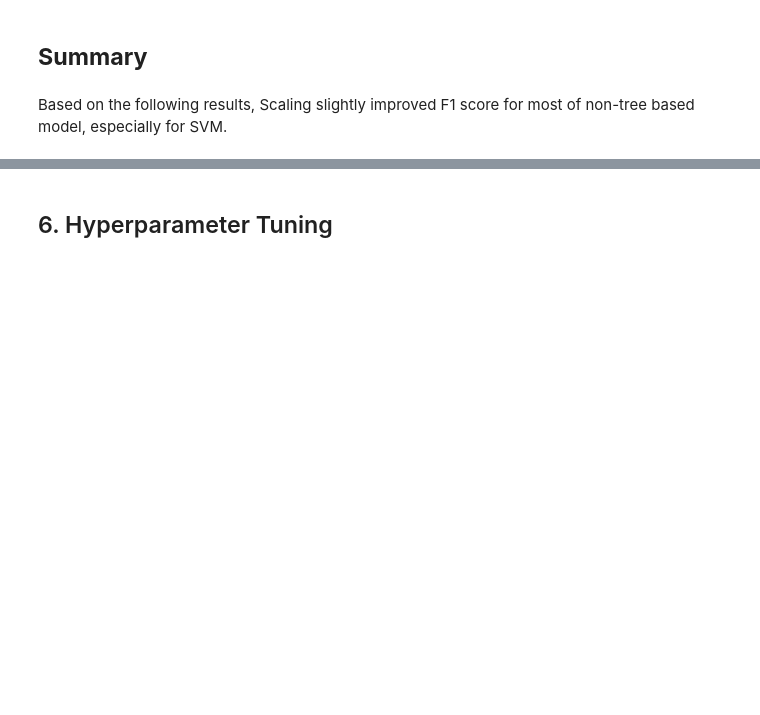
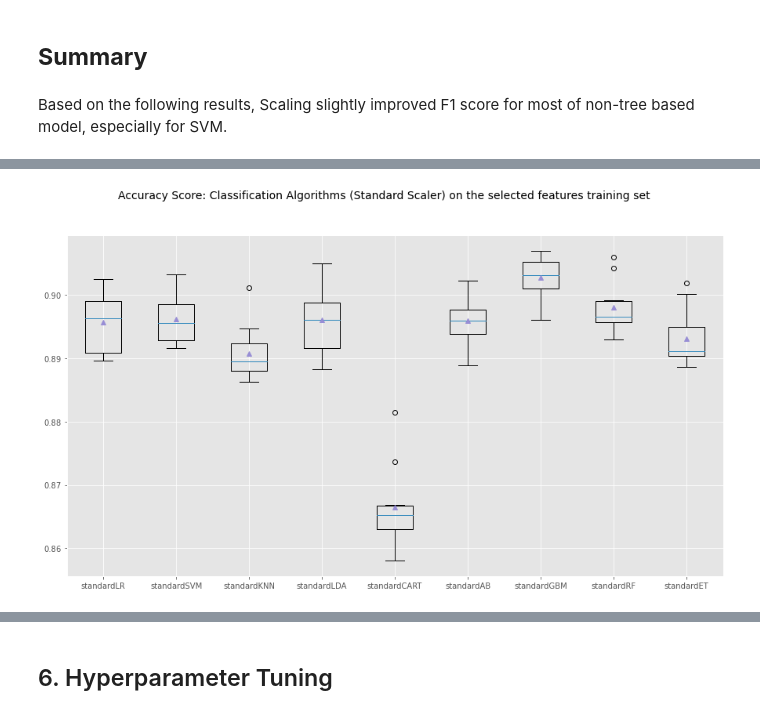
Before and after one commit to lmw0612/bank_telemarketing, a Jupyter notebook: bank_telemarketing.ipynb, the cells around one changed output, grey strips where cells are left out. Cells and saved outputs as stored; diff of their text form; code cells hidden in the pictures; blank space fills up the shorter version.

```diff
--- a/bank_telemarketing.ipynb
+++ b/bank_telemarketing.ipynb
@@ -900,0 +922,4 @@ Based on the following results, Scaling slightly improved F1 score for most of n
+# %%
+df_feature_imp = X_train[['duration', 'age', 'month', 'campaign', 'day_of_week', 'previous']]
+df_feature_imp = pd.concat([df_feature_imp, y_train], axis=1)
+df_feature_imp
@@ -900,0 +940,13 @@ Based on the following results, Scaling slightly improved F1 score for most of n
+# %%
+X = df_feature_imp.drop(['response'], axis=1)
+y = df_feature_imp.response
+# %%
+X_train_imp, X_test_imp, y_train_imp, y_test_imp = train_test_split(X, y, test_size=0.1, random_state=0, stratify=df_feature_imp['response'])
+# %%
+%%time
+models = ScaleModel('standard')
+print('Accuracy Score:')
+names_1, results_accu = BaselineAccuracy(X_train_imp, y_train_imp, models)
+print('----------------------------')
+print('F1 Score:')
+names_2, results_f1 = BaselineF1(X_train_imp, y_train_imp, models)
@@ -900,0 +971,9 @@ Based on the following results, Scaling slightly improved F1 score for most of n
+# %%
+fig = plt.figure(figsize=(15, 8))
+fig.suptitle('Accuracy Score: Classification Algorithms (Standard Scaler) on the selected features training set', fontsize=14)
+ax = fig.add_subplot(111)
+plt.boxplot(results_accu, showmeans=True)
+ax.set_xticklabels(names_1)
+plt.show()
+# %% [output]
+[figure, added]
```
Also changed, not shown: parts of 33 cells of this notebook, 1 other file.
